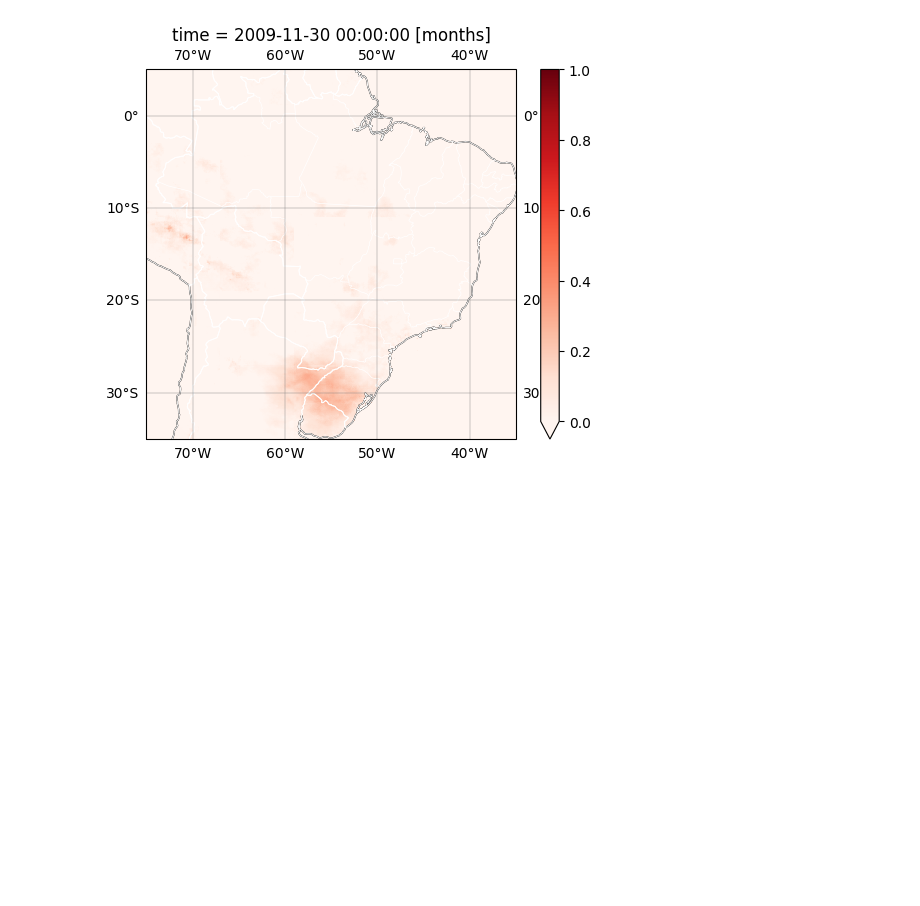
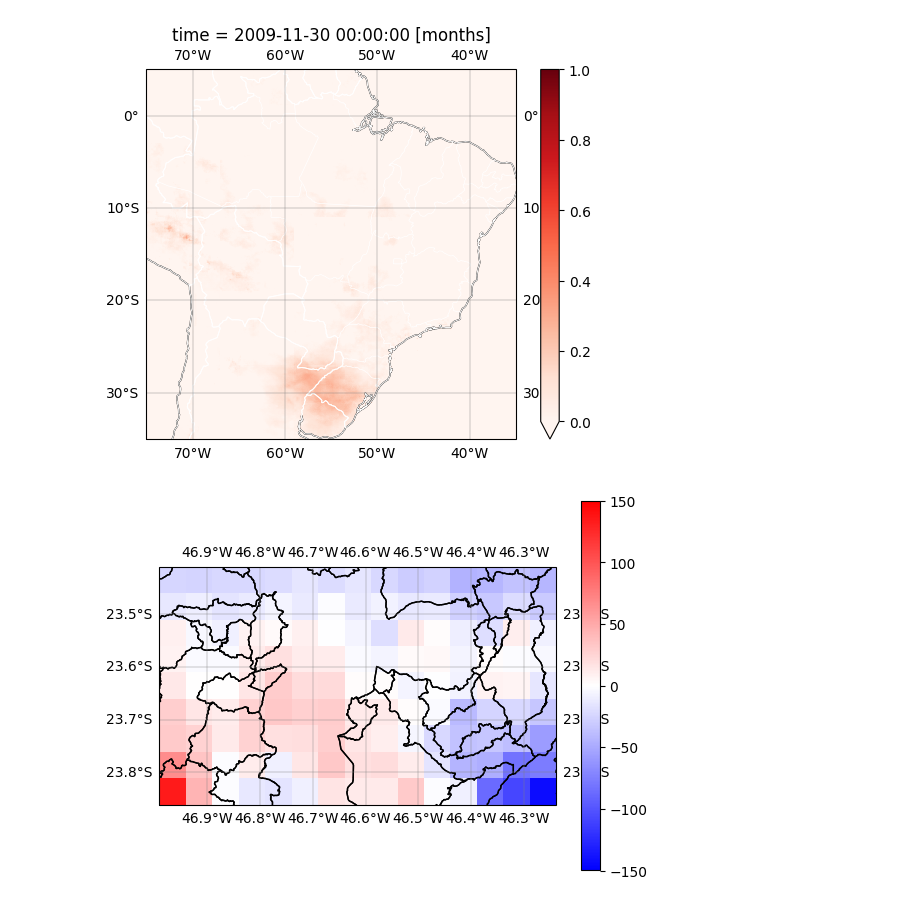
Before and after one commit to DilermandoQueiroz/downscaling, a Jupyter notebook: demo/bias_downscaling.ipynb, the cells around one changed output. Cells and saved outputs as stored; diff of their text form; code cells hidden in the pictures; blank space fills up the shorter version.

```diff
--- a/demo/bias_downscaling.ipynb
+++ b/demo/bias_downscaling.ipynb
@@ -80 +109,5 @@ Chirps.plot_map(error_model_xr, i, cmap='Reds')
+# %%
+plot_map(error_model_xr.resample(time='96MS').mean(dim='time').sel(latitude=slice(-23.88, -23.4), longitude=slice(-47, -46.25))*data_downscaling.chirps_max, 0, vmax=150, vmin=-150, cmap='bwr', title='')
+# %% [output]
+[figure, added]
 # %%
```
Also changed, not shown: parts of 8 cells of this notebook.
